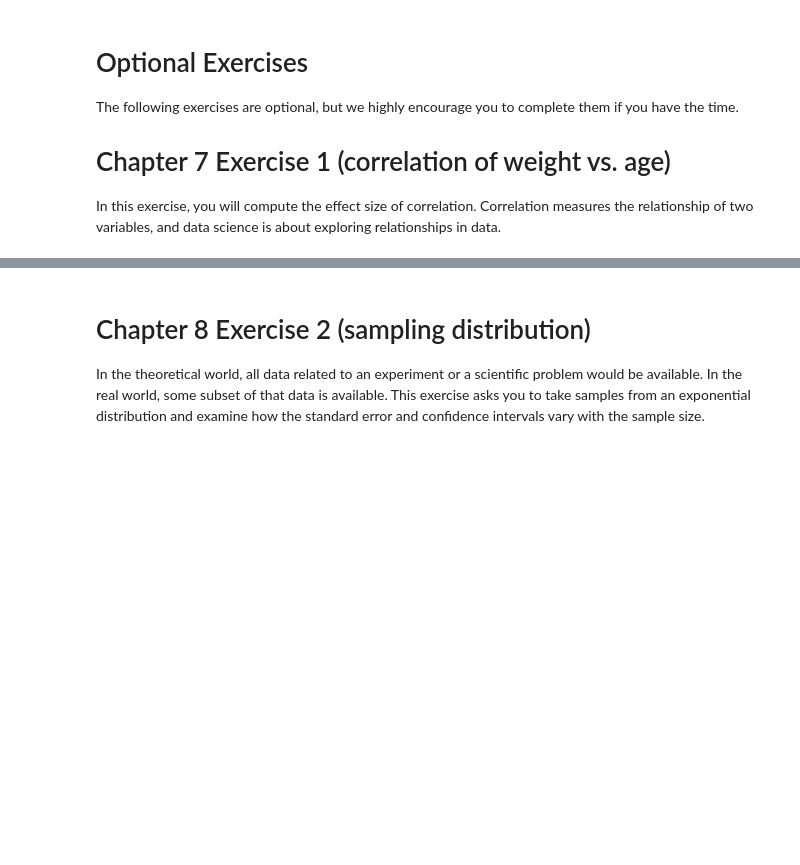
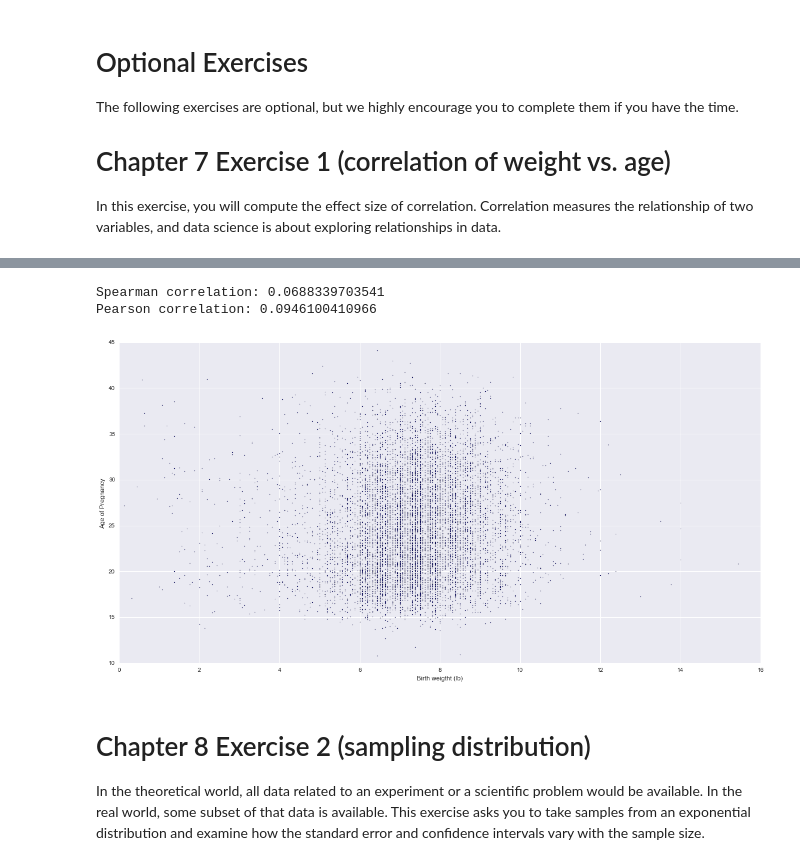
Before and after one commit to saucysaucy/dsp, a Jupyter notebook: ThinkStats2/code/SOLUTIONS.ipynb, the cells around one changed output, grey strips where cells are left out. Saved outputs shown, nothing was run; the diff lists cells and outputs as text; code cells hidden in the pictures; blank space fills up the shorter version.

```diff
--- a/ThinkStats2/code/SOLUTIONS.ipynb
+++ b/ThinkStats2/code/SOLUTIONS.ipynb
@@ -233,0 +294,6 @@ In this exercise, you will compute the effect size of correlation. Correlation m
+# %%
+age_per = [stats.scoreatpercentile(agepreg_series,10),
+    stats.scoreatpercentile(agepreg_series,25),
+    stats.scoreatpercentile(agepreg_series,50),
+    stats.scoreatpercentile(agepreg_series,75),
+    stats.scoreatpercentile(agepreg_series,90)]
@@ -234,3 +315,26 @@ In this exercise, you will compute the effect size of correlation. Correlation m
+# %%
+pearson = birth_wgt_series.corr(other = agepreg_series, method='pearson')
+spearman = birth_wgt_series.corr(other = agepreg_series, method='spearman')
+print('Spearman correlation: %s\nPearson correlation: %s' % (pearson,spearman))
+fig = plt.figure(figsize=(20,10))
+ax = fig.add_subplot(111)
+ax.set_xlim(0,16)
+ax.set_ylim(10,45)
+ax.set_xlabel('Birth weigtht (lb)')
+ax.set_ylabel('Age of Pregnancy')
+ax.scatter(birth_wgt_series,agepreg_series,s=1)
+"""
+for i in wgt_per:
+    plt.axvline(i,ymin=0,ymax=1,label = ['10','25','50','75','90'])
+for j in age_per:
+    plt.axhline(j,xmin=0,xmax=1,label = ['10','25','50','75','90'])
+
+"""
+plt.show()
+# %% [output]
+Spearman correlation: 0.0688339703541
+Pearson correlation: 0.0946100410966
+[figure, added]
 # %% [markdown]
 # Chapter 8 Exercise 2 (sampling distribution)
 
```
Also changed, not shown: parts of 24 cells of this notebook, 1 other file.
